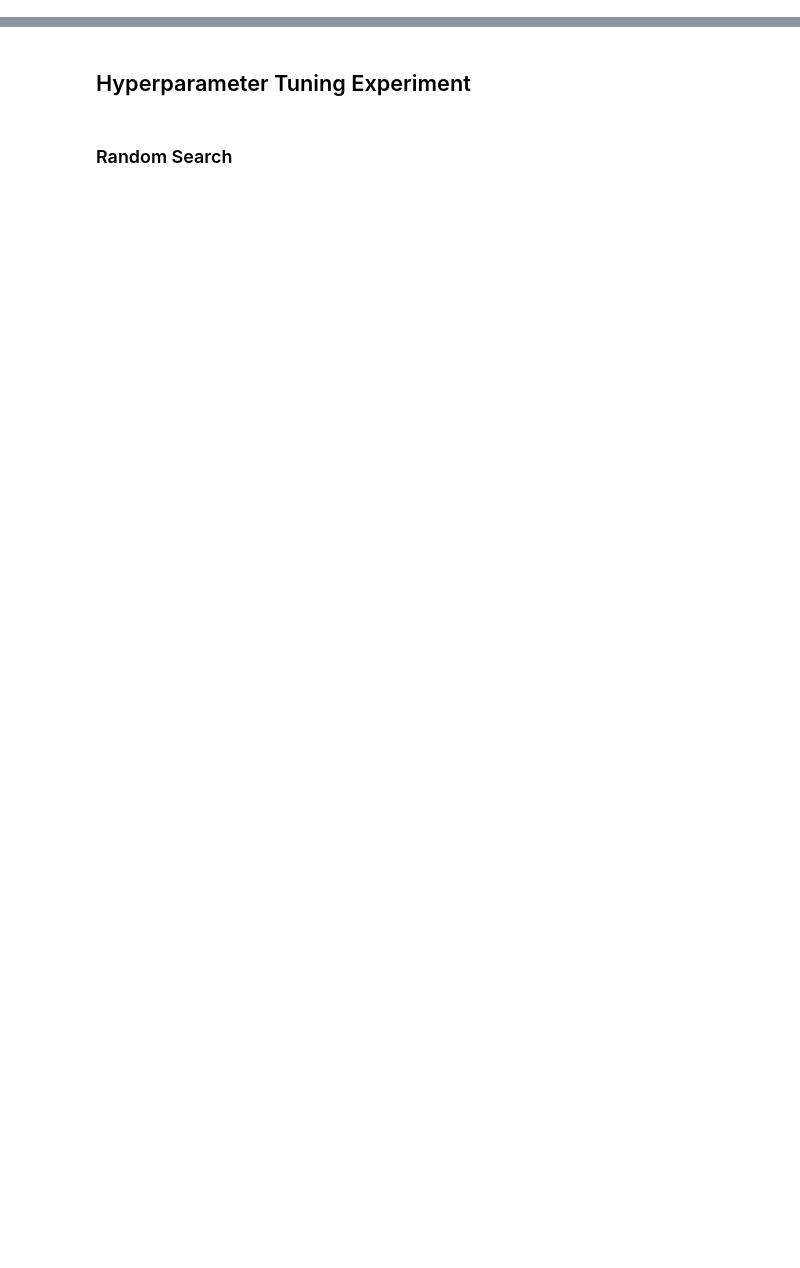
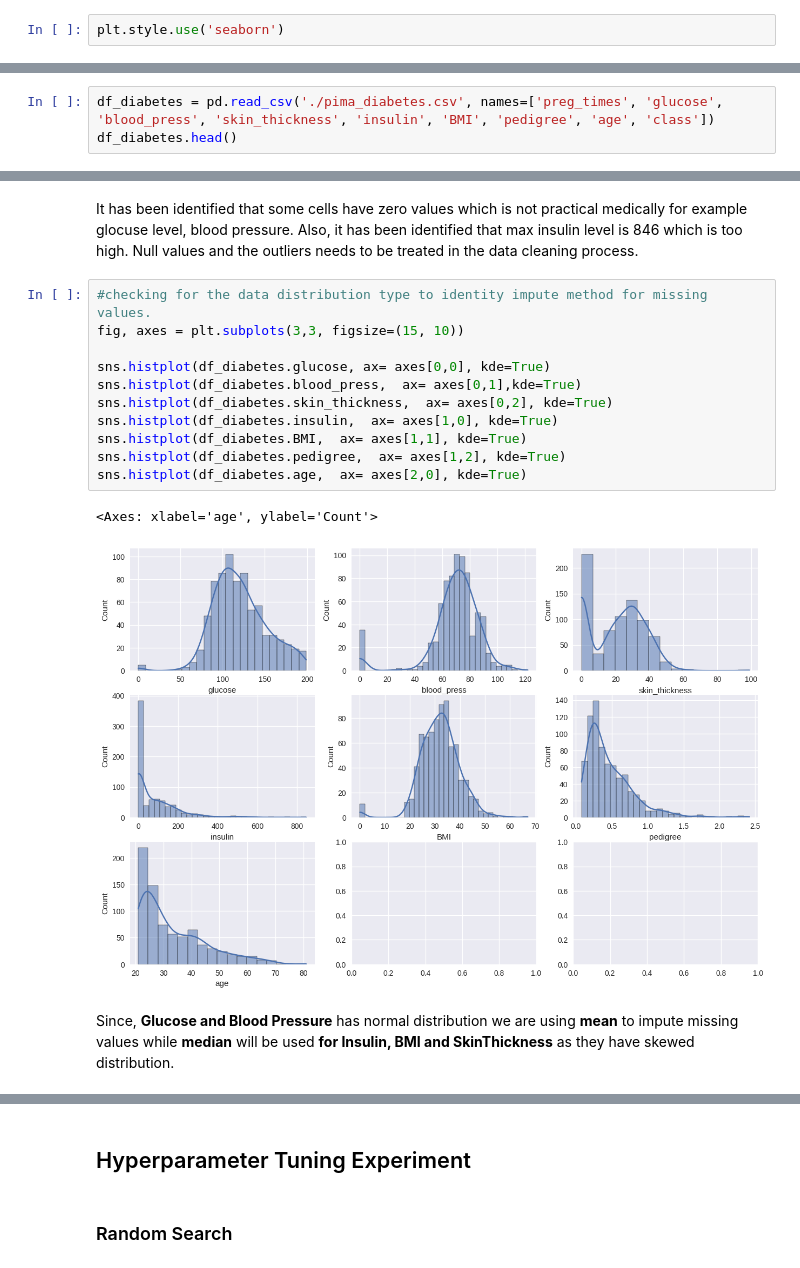
Before and after one commit to cyongkypranowo/DeepLearning-Diabetes-Disease-Prediction, a Jupyter notebook: DL_Diabetes_Disease_Prediction.ipynb, the cells around one changed output, grey strips where cells are left out. Drawn from its saved outputs; the diff is of its cells as text; blank space fills up the shorter version.

```diff
--- a/DL_Diabetes_Disease_Prediction.ipynb
+++ b/DL_Diabetes_Disease_Prediction.ipynb
@@ -358,0 +13,2 @@ _________________________________________________________________
+# %%
+plt.style.use('seaborn')
@@ -358,0 +65,3 @@ _________________________________________________________________
+# %%
+df_diabetes = pd.read_csv('./pima_diabetes.csv', names=['preg_times', 'glucose', 'blood_press', 'skin_thickness', 'insulin', 'BMI', 'pedigree', 'age', 'class'])
+df_diabetes.head()
@@ -358,0 +128,18 @@ _________________________________________________________________
+# %% [markdown]
+It has been identified that some cells have zero values which is not practical medically for example glocuse level, blood pressure. Also, it has been identified that max insulin level is 846 which is too high. Null values and the outliers needs to be treated in the data cleaning process.
+# %%
+#checking for the data distribution type to identity impute method for missing values.
+fig, axes = plt.subplots(3,3, figsize=(15, 10))
+
+sns.histplot(df_diabetes.glucose, ax= axes[0,0], kde=True)
+sns.histplot(df_diabetes.blood_press,  ax= axes[0,1],kde=True)
+sns.histplot(df_diabetes.skin_thickness,  ax= axes[0,2], kde=True)
+sns.histplot(df_diabetes.insulin,  ax= axes[1,0], kde=True)
+sns.histplot(df_diabetes.BMI,  ax= axes[1,1], kde=True)
+sns.histplot(df_diabetes.pedigree,  ax= axes[1,2], kde=True)
+sns.histplot(df_diabetes.age,  ax= axes[2,0], kde=True)
+# %% [output]
+<Axes: xlabel='age', ylabel='Count'>
+[figure, added]
+# %% [markdown]
+Since, **Glucose and Blood Pressure** has normal distribution we are using **mean** to impute missing values while **median** will be used **for Insulin, BMI and SkinThickness** as they have skewed distribution.
```
Also changed, not shown: parts of 94 cells of this notebook.
